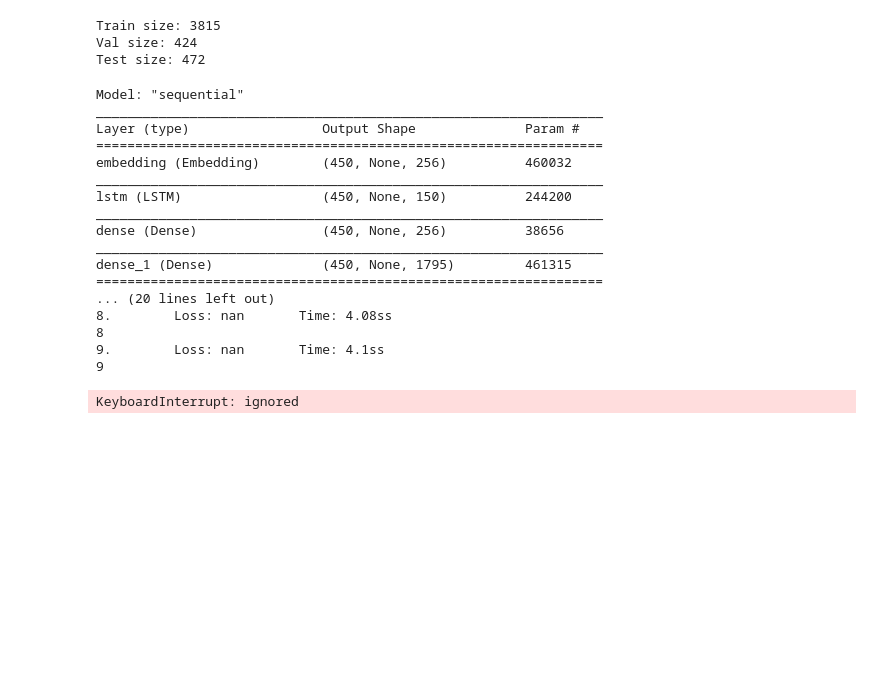
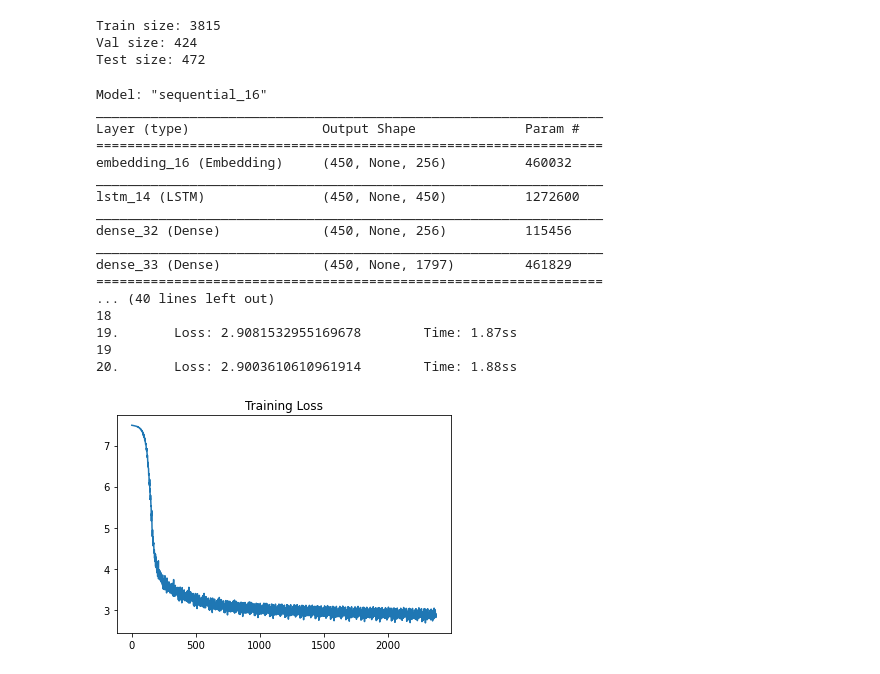
Before and after one commit to DanieleVeri/deep_comedy, a Jupyter notebook: preprocessing.ipynb, the cells around one changed output. Drawn from its saved outputs; the diff is of its cells as text; code cells hidden in the pictures; blank space fills up the shorter version.

```diff
--- a/preprocessing.ipynb
+++ b/preprocessing.ipynb
@@ -1687,17 +1696,17 @@ Train size: 3815
 Val size: 424
 Test size: 472
 # %%
-vocab_size = poetry_sy_lm_dataset.vocabulary.vocab_size
+vocab_size = poetry_sy_lm_dataset.vocabulary.vocab_size + 2 # TODO: idk
 batch_size = 450
 embedding_size = 256  #power of 2 to exploit cache
-len_input = 150
+len_input = 450
 hidden_size = 256
 n_epochs = 20
-learning_rate = 1e-3
+learning_rate = 1e-4
 
 char_input = Input(shape=(batch_size,))
 RNN = Sequential([
-    Embedding(vocab_size+2, embedding_size,
+    Embedding(vocab_size, embedding_size,
               batch_input_shape=(batch_size, None)),
 
     LSTM(len_input, return_sequences = True),
@@ -1707,6 +1716,7 @@ RNN = Sequential([
     Dense(vocab_size)
 ])
 RNN.summary()
+
 optimizer = tf.keras.optimizers.Adam(learning_rate = learning_rate, clipvalue=0.5)
 
 # This is an Autograph function
@@ -1726,42 +1736,72 @@ loss_history = []
 for epoch in range(n_epochs):
     start = time.time()
     print(epoch)
 
     for b in batches:
         x, y = b[0], b[1]
         x = np.asarray(x)
         y = np.asarray(y)
         x = np.expand_dims(x[:450], axis=1)
         y = np.expand_dims(y[:450], axis=1)
 
         current_loss = train_on_batch(x, y)
         loss_history.append(current_loss)
 
     print("{}.  \t  Loss: {}  \t  Time: {}ss".format(
         epoch+1, current_loss.numpy(), round(time.time()-start, 2)))
 
 
 plt.plot(loss_history)
 plt.title("Training Loss")
 plt.show()
 
-RNN.save("/text_generator_RNN_00.h5")
+RNN.save("/lstm_dense.h5")
+
+def generate_text(start_string, generator, num_generate = 1000, temperature = 1.0):
+    input_eval = [char2idx[s] for s in start_string]
+    input_eval = tf.expand_dims(input_eval, 0)
+
+    text_generated = []
+
+
+    generator.reset_states()
+
+    for i in range(num_generate):
+        predictions = generator(input_eval)
+        predictions = tf.squeeze(predictions, 0)
+
+        # sample next char based on distribution and temperature
+        predictions = predictions / temperature
+        predicted_id = tf.random.categorical(predictions, num_samples=1)[-1,0].numpy()
+
+        input_eval = tf.expand_dims([predicted_id], 0)
+
+        text_generated.append(idx2char[predicted_id])
+
+    return (start_string + ''.join(text_generated))
+
+init="""
+Nel mezzo del cammin di nostra vita
+mi ritrovai per una selva oscura,
+chè la diritta via era smarrita.
+"""
+print(generate_text(init))
 # %% [output]
-Model: "sequential"
+Model: "sequential_16"
 _________________________________________________________________
 Layer (type)                 Output Shape              Param #
 =================================================================
-embedding (Embedding)        (450, None, 256)          460032
+embedding_16 (Embedding)     (450, None, 256)          460032
 _________________________________________________________________
-lstm (LSTM)                  (450, None, 150)          244200
+lstm_14 (LSTM)               (450, None, 450)          1272600
 _________________________________________________________________
-dense (Dense)                (450, None, 256)          38656
+dense_32 (Dense)             (450, None, 256)          115456
 _________________________________________________________________
-dense_1 (Dense)              (450, None, 1795)         461315
+dense_33 (Dense)             (450, None, 1797)         461829
 =================================================================
-... (20 lines left out)
-8.        Loss: nan       Time: 4.08ss
-8
-9.        Loss: nan       Time: 4.1ss
-9
+... (40 lines left out)
+18
+19.       Loss: 2.9081532955169678        Time: 1.87ss
+19
+20.       Loss: 2.9003610610961914        Time: 1.88ss
-KeyboardInterrupt: ignored
+[figure, added]
```
Also changed, not shown: parts of 1 cell of this notebook.
